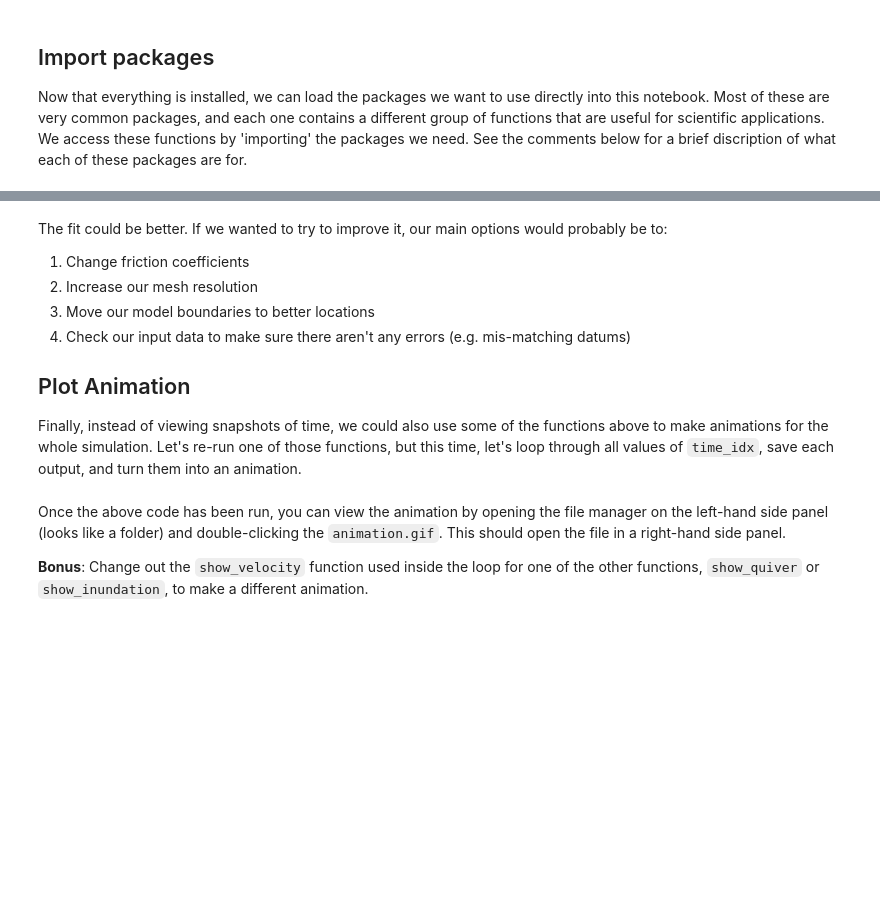
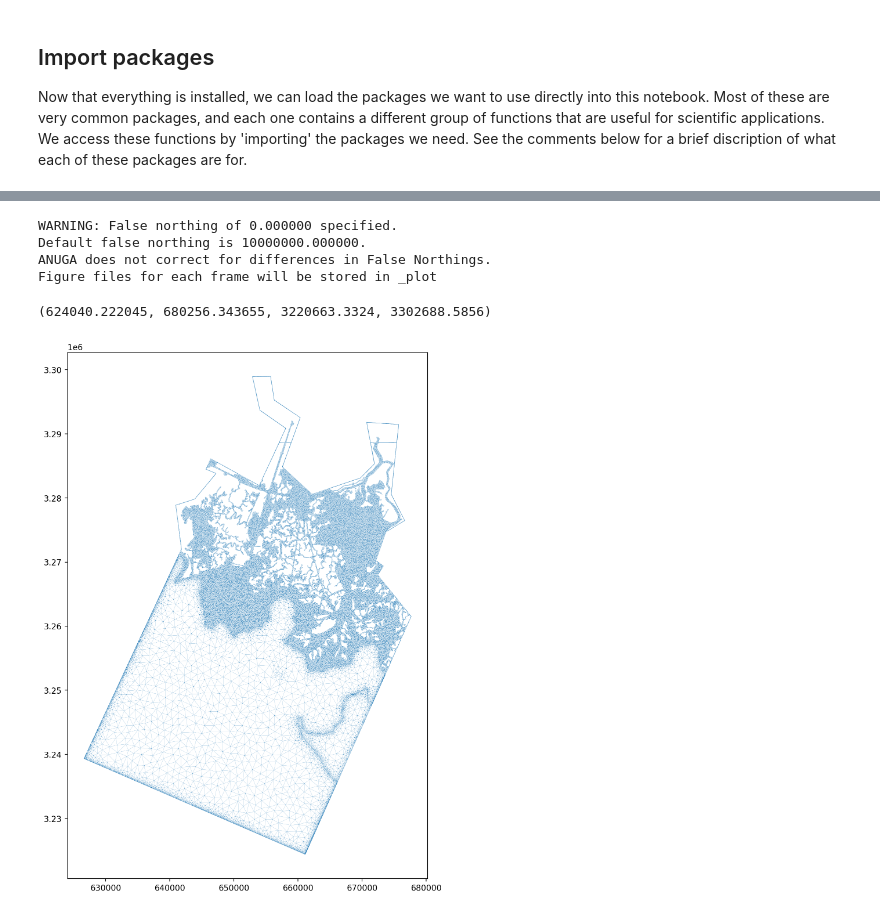
Before and after one commit to ornldaac/deltax_workshop_2022, a Jupyter notebook: WLAD_Model/WLAD_Notebook.ipynb, the cells around one changed output, grey strips where cells are left out. Saved outputs shown, nothing was run; the diff lists cells and outputs as text; code cells hidden in the pictures; blank space fills up the shorter version.

```diff
--- a/WLAD_Model/WLAD_Notebook.ipynb
+++ b/WLAD_Model/WLAD_Notebook.ipynb
@@ -484,11 +80,0 @@ plt.legend(['Modeled Stage','Gauge Stage'])
-# %% [markdown]
-The fit could be better. If we wanted to try to improve it, our main options would probably be to:
-1. Change friction coefficients
-2. Increase our mesh resolution
-3. Move our model boundaries to better locations
-4. Check our input data to make sure there aren't any errors (e.g. mis-matching datums)
-
-
-## Plot Animation
-
-Finally, instead of viewing snapshots of time, we could also use some of the functions above to make animations for the whole simulation. Let's re-run one of those functions, but this time, let's loop through all values of `time_idx`, save each output, and turn them into an animation.
@@ -512,4 +80,0 @@ imgs[0].save(fp=outfile, format='GIF', append_images=imgs[1:],
-# %% [markdown]
-Once the above code has been run, you can view the animation by opening the file manager on the left-hand side panel (looks like a folder) and double-clicking the `animation.gif`. This should open the file in a right-hand side panel.
-
-**Bonus**: Change out the `show_velocity` function used inside the loop for one of the other functions, `show_quiver` or `show_inundation`, to make a different animation.
@@ -515,0 +85,27 @@ Once the above code has been run, you can view the animation by opening the file
+# %%
+bounding_polygon, boundary_tags, inside_regions, geo_reference = GenerateDomainGeometry()
+
+inside_holes = [i[0] for i in inside_regions if i[1]==62500]
+inside_regions = [i for i in inside_regions if i[1]>62500]
+
+domain = anuga.create_domain_from_regions(bounding_polygon, boundary_tags,
+                                          maximum_triangle_area=10000,
+                                          interior_regions=inside_regions,
+                                          interior_holes=inside_holes,
+                                          poly_geo_reference=geo_reference,
+                                          mesh_geo_reference=geo_reference,
+                                          mesh_filename = 'WLAD2.msh')
+
+fig = plt.figure(figsize=(10, 12), dpi=200, facecolor='w', edgecolor='k')
+dplotter = animate.Domain_plotter(domain)
+plt.triplot(dplotter.triang, linewidth=0.1);
+plt.axis('scaled')
+
+print(domain.statistics())
+# %% [output]
+WARNING: False northing of 0.000000 specified.
+Default false northing is 10000000.000000.
+ANUGA does not correct for differences in False Northings.
+Figure files for each frame will be stored in _plot
+(624040.222045, 680256.343655, 3220663.3324, 3302688.5856)
+[figure, added]
```
Also changed, not shown: parts of 49 cells of this notebook, 1 other file.
